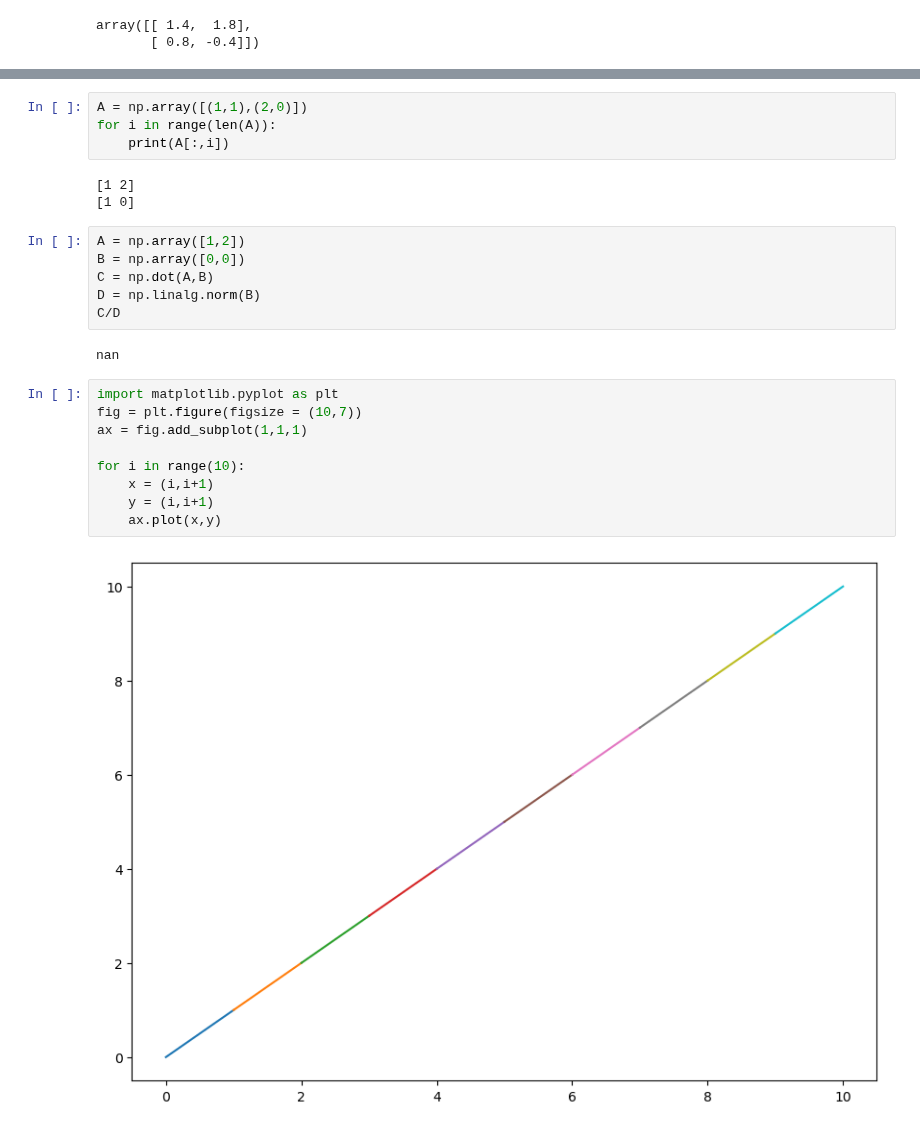
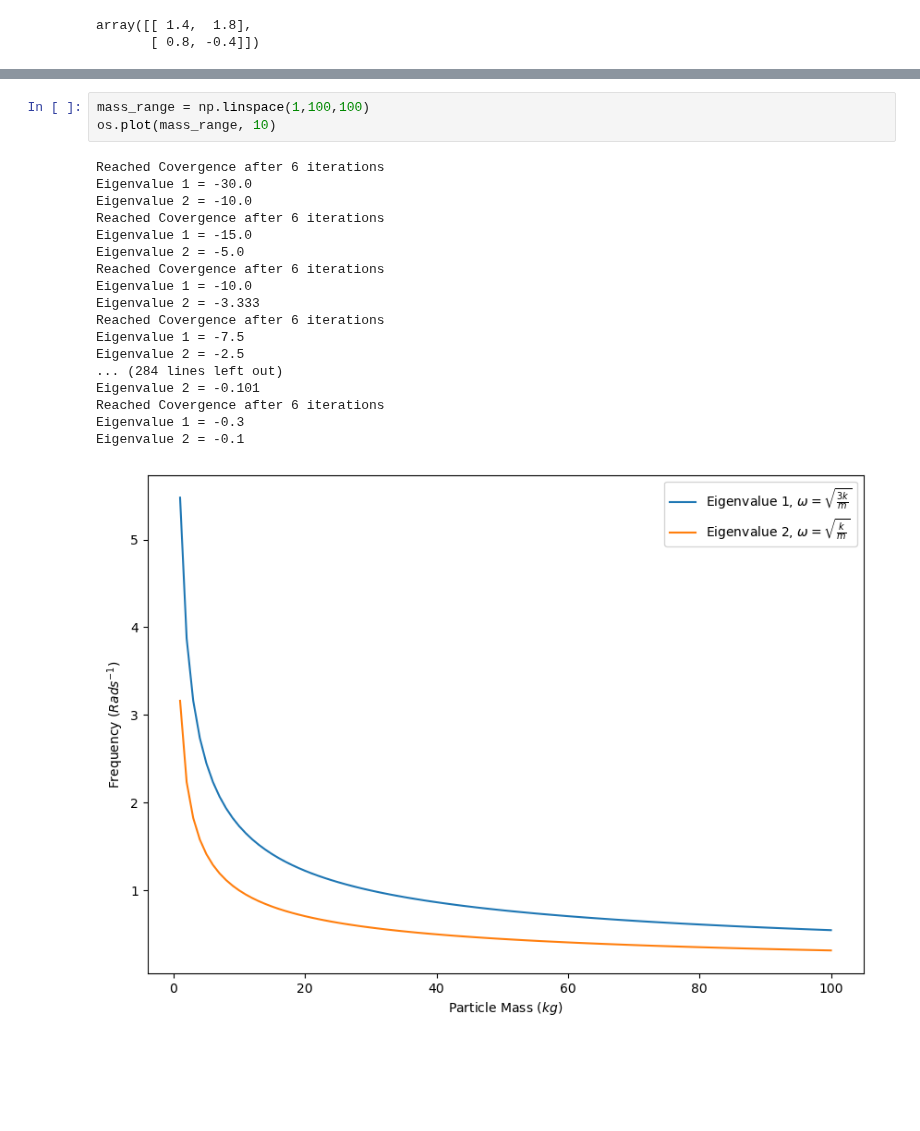
Before and after one commit to BryceDixon/Computational, a Jupyter notebook: Test1.ipynb, the cells around one changed output, grey strips where cells are left out. Drawn from its saved outputs; the diff is of its cells as text; blank space fills up the shorter version.

```diff
--- a/Test1.ipynb
+++ b/Test1.ipynb
@@ -52,26 +47,22 @@ array([[ 9.08841203e+00, -1.91295218e-01, -1.38269084e+00,
-# %%
-A = np.array([(1,1),(2,0)])
-for i in range(len(A)):
-    print(A[:,i])
-# %% [output]
-[1 2]
-[1 0]
-# %%
-A = np.array([1,2])
-B = np.array([0,0])
-C = np.dot(A,B)
-D = np.linalg.norm(B)
-C/D
-# %% [output]
-nan
-# %%
-import matplotlib.pyplot as plt
-fig = plt.figure(figsize = (10,7))
-ax = fig.add_subplot(1,1,1)
-
-for i in range(10):
-    x = (i,i+1)
-    y = (i,i+1)
-    ax.plot(x,y)
-# %% [output]
-[figure, removed]
+# %%
+mass_range = np.linspace(1,100,100)
+os.plot(mass_range, 10)
+# %% [output]
+Reached Covergence after 6 iterations
+Eigenvalue 1 = -30.0
+Eigenvalue 2 = -10.0
+Reached Covergence after 6 iterations
+Eigenvalue 1 = -15.0
+Eigenvalue 2 = -5.0
+Reached Covergence after 6 iterations
+Eigenvalue 1 = -10.0
+Eigenvalue 2 = -3.333
+Reached Covergence after 6 iterations
+Eigenvalue 1 = -7.5
+Eigenvalue 2 = -2.5
+... (284 lines left out)
+Eigenvalue 2 = -0.101
+Reached Covergence after 6 iterations
+Eigenvalue 1 = -0.3
+Eigenvalue 2 = -0.1
+[figure, added]
```
Also changed, not shown: parts of 2 cells of this notebook, 2 other files.
